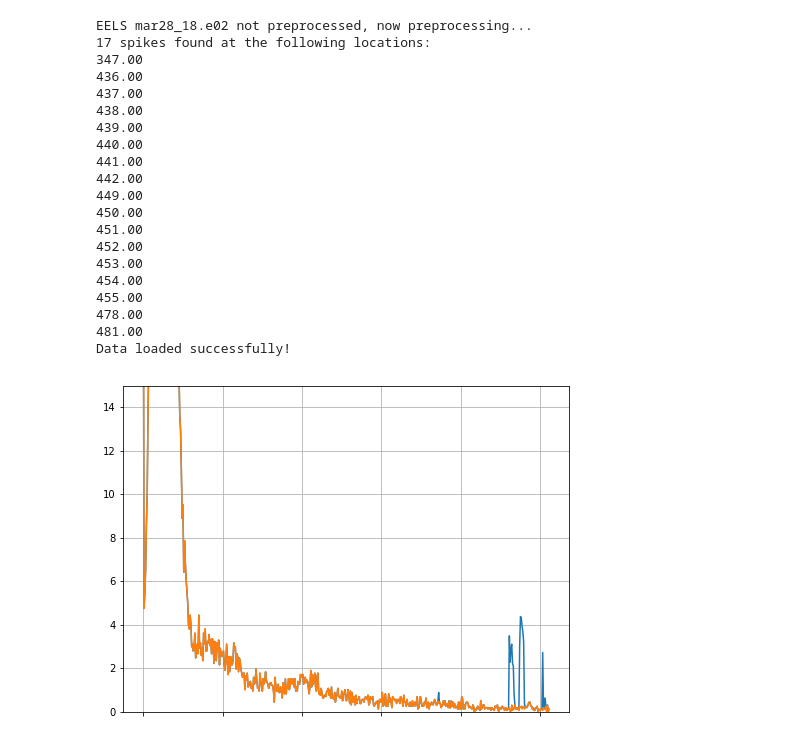
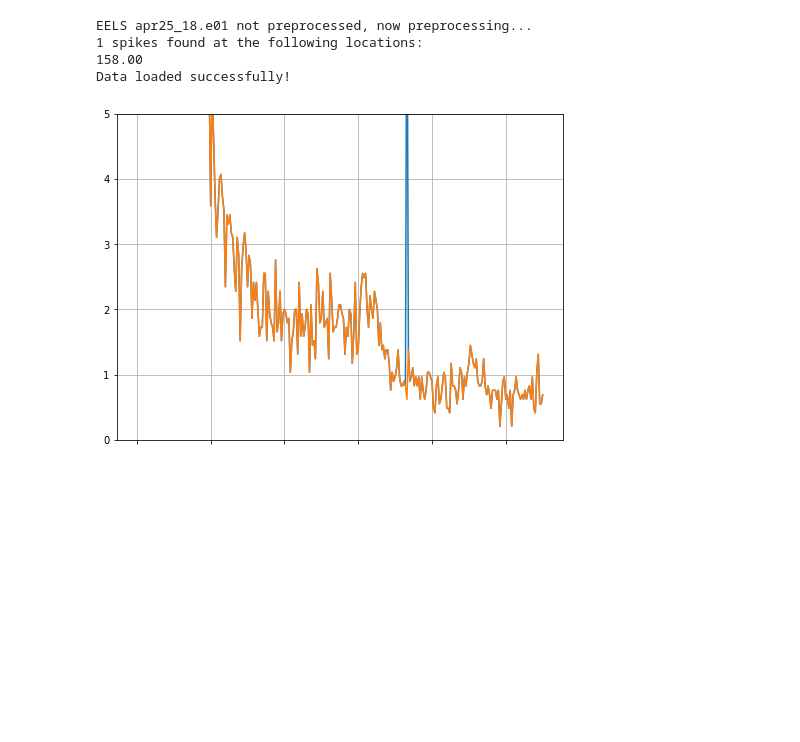
Before and after one commit to gstultz/LabCode, a Jupyter notebook: EELS_cleaning_and_plotting.ipynb, the cells around one changed output. Drawn from its saved outputs; the diff is of its cells as text; code cells hidden in the pictures; blank space fills up the shorter version.

```diff
--- a/EELS_cleaning_and_plotting.ipynb
+++ b/EELS_cleaning_and_plotting.ipynb
@@ -3,35 +3,19 @@
 
 from EELSLib import EELS
 # %%
-filename = 'mar28_18.e02'
+filename = 'apr25_18.e01'
 e = EELS(filename)
 
-ymax = 15
+ymax = 5
 spike_removal = True
 
 e.load_data(ymax=ymax, spike_removal=spike_removal, overwrite=False)
 # %% [output]
-EELS mar28_18.e02 not preprocessed, now preprocessing...
-17 spikes found at the following locations:
-347.00
-436.00
-437.00
-438.00
-439.00
-440.00
-441.00
-442.00
-449.00
-450.00
-451.00
-452.00
-453.00
-454.00
-455.00
-478.00
-481.00
+EELS apr25_18.e01 not preprocessed, now preprocessing...
+1 spikes found at the following locations:
+158.00
 Data loaded successfully!
-[figure, old version]
+[figure, new version]
 # %%
 ymax = 15
 spike_removal = True
```
Also changed, not shown: parts of 2 cells of this notebook, 3 other files.
